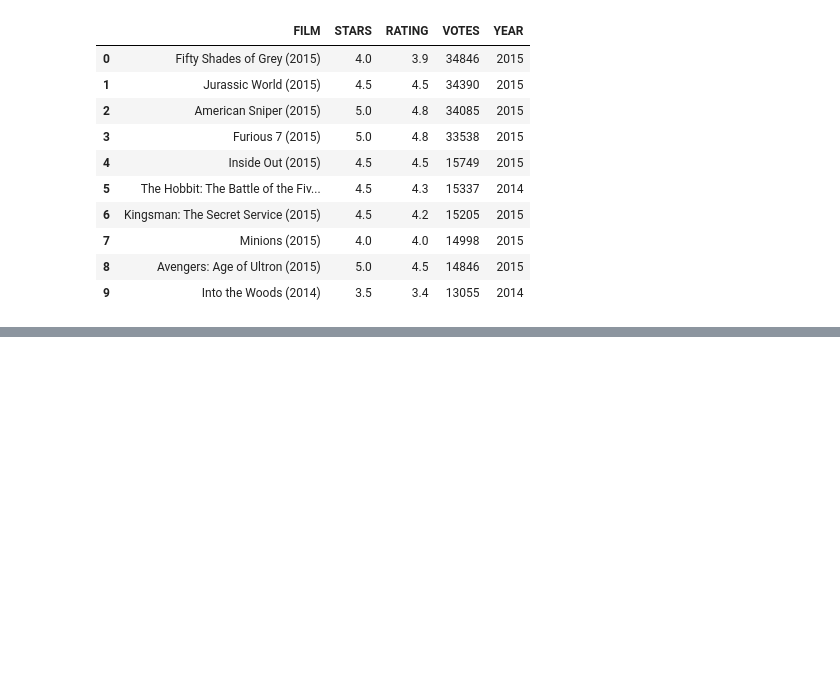
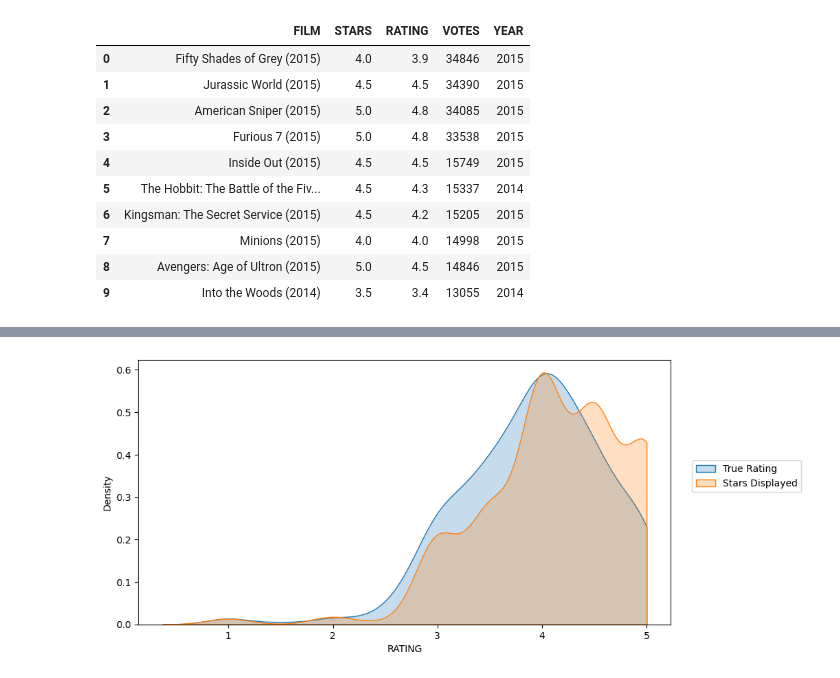
Before and after one commit to JovanTTT/FandangoProject, a Jupyter notebook: Fandango-Project.ipynb, the cells around one changed output, grey strips where cells are left out. Cells and saved outputs as stored; diff of their text form; code cells hidden in the pictures; blank space fills up the shorter version.

Commit message:
Finished analyzing data within fandango_scrape.csv

```diff
--- a/Fandango-Project.ipynb
+++ b/Fandango-Project.ipynb
@@ -199,0 +208,4 @@ fandango.sort_values('VOTES', ascending = False).iloc[:10]
+# %%
+fandangoNonZeroVotes = fandango[fandango['VOTES'] != 0]
+fandangoNonZeroVotes.reset_index()
+fandangoNonZeroVotes
@@ -199,0 +232,7 @@ fandango.sort_values('VOTES', ascending = False).iloc[:10]
+# %%
+plt.figure(figsize = (10, 5))
+sns.kdeplot(data = fandangoNonZeroVotes, x = 'RATING', clip = [0, 5], fill = True, label = 'True Rating')
+sns.kdeplot(data = fandangoNonZeroVotes, x = 'STARS', clip = [0, 5], fill = True, label = 'Stars Displayed')
+plt.legend(loc = (1.04, 0.5));
+# %% [output]
+[figure, added]
```
Also changed, not shown: parts of 11 cells of this notebook.
